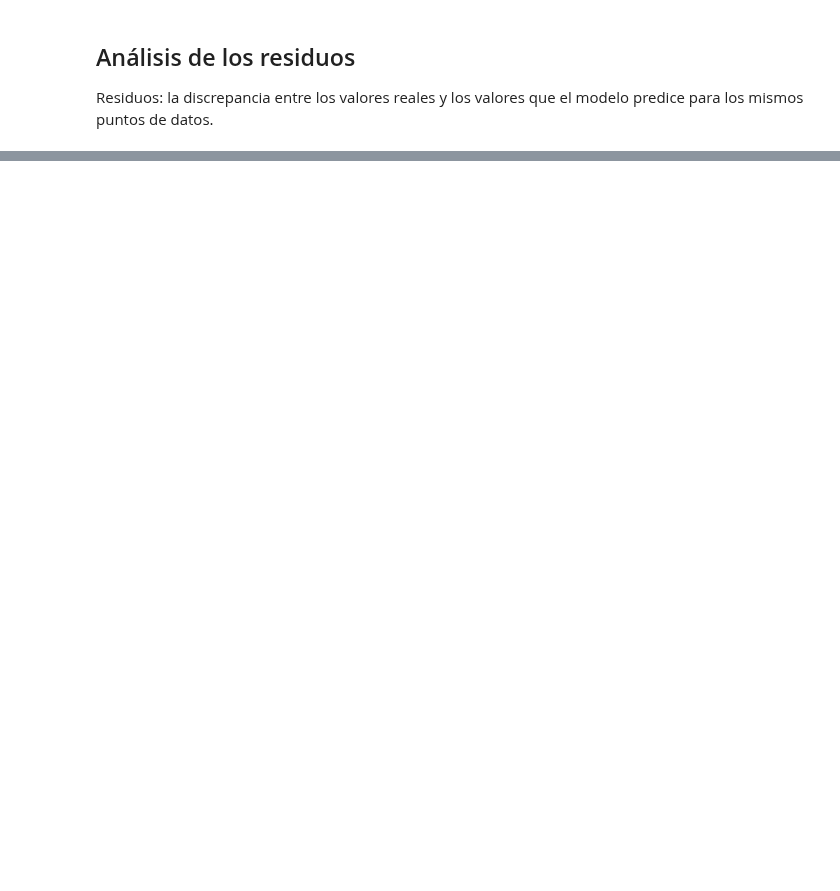
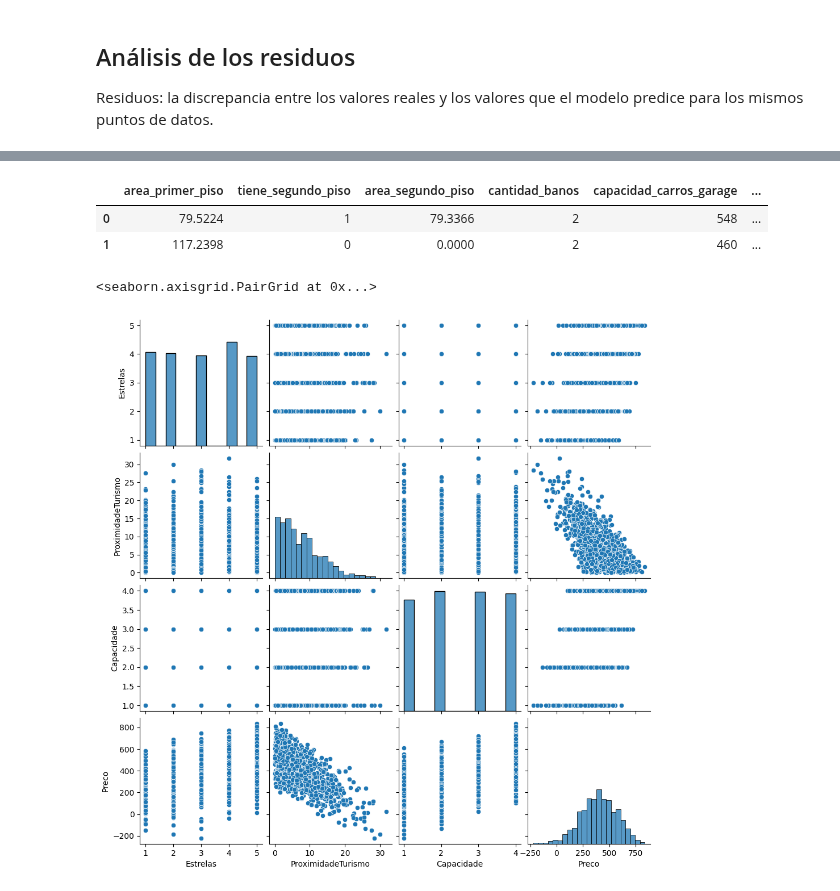
Before and after one commit to DaniGa-Mo/Data_Science_regresion_lineal, a Jupyter notebook: precios_de_inmuebles_regresion_lineal.ipynb, the cells around one changed output, grey strips where cells are left out. Saved outputs shown, nothing was run; the diff lists cells and outputs as text; code cells hidden in the pictures; blank space fills up the shorter version.

```diff
--- a/precios_de_inmuebles_regresion_lineal.ipynb
+++ b/precios_de_inmuebles_regresion_lineal.ipynb
@@ -375,0 +616,14 @@ Residuos: la discrepancia entre los valores reales y los valores que el modelo p
+# %%
+# Leyendo los datos
+datos_ejercicio = pd.read_csv('/content/hoteis.csv')
+datos.head(2)
+# %% [output]
+|  | area_primer_piso | tiene_segundo_piso | area_segundo_piso | cantidad_banos | capacidad_carros_garage | ... |
+| 0 | 79.5224 | 1 | 79.3366 | 2 | 548 | ... |
+| 1 | 117.2398 | 0 | 0.0000 | 2 | 460 | ... |
+# %%
+# Analisis Inicial
+sns.pairplot(datos_ejercicio)
+# %% [output]
+<seaborn.axisgrid.PairGrid at 0x...>
+[figure, added]
```
Also changed, not shown: parts of 45 cells of this notebook.
